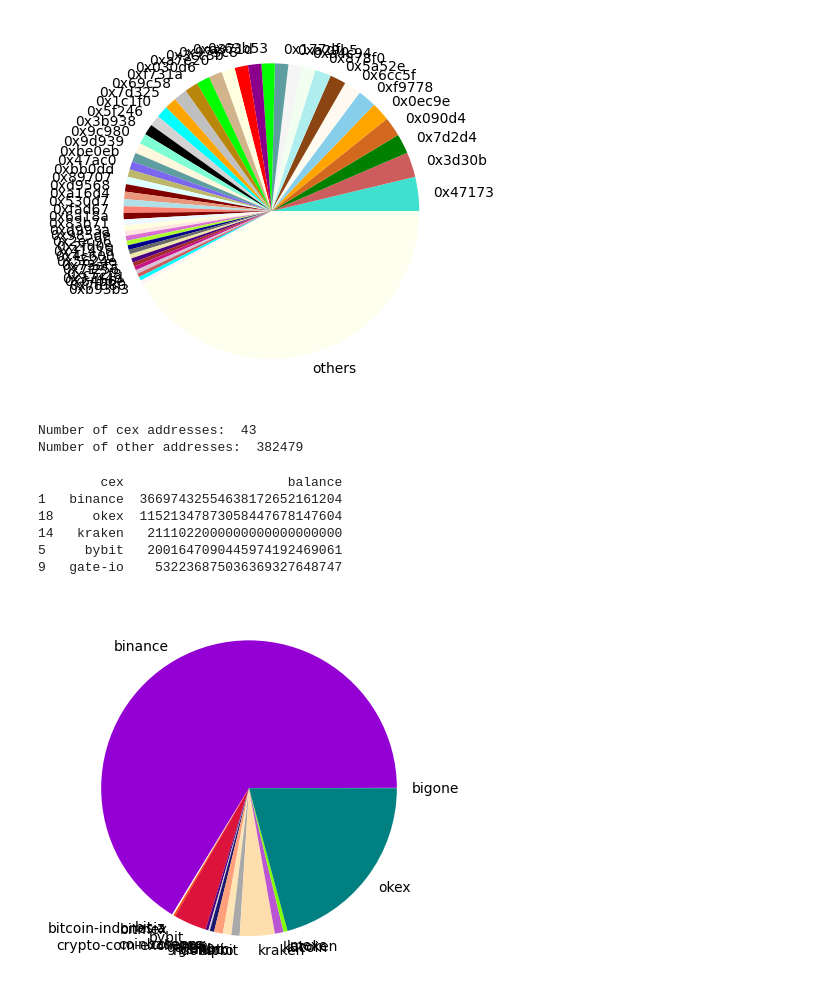
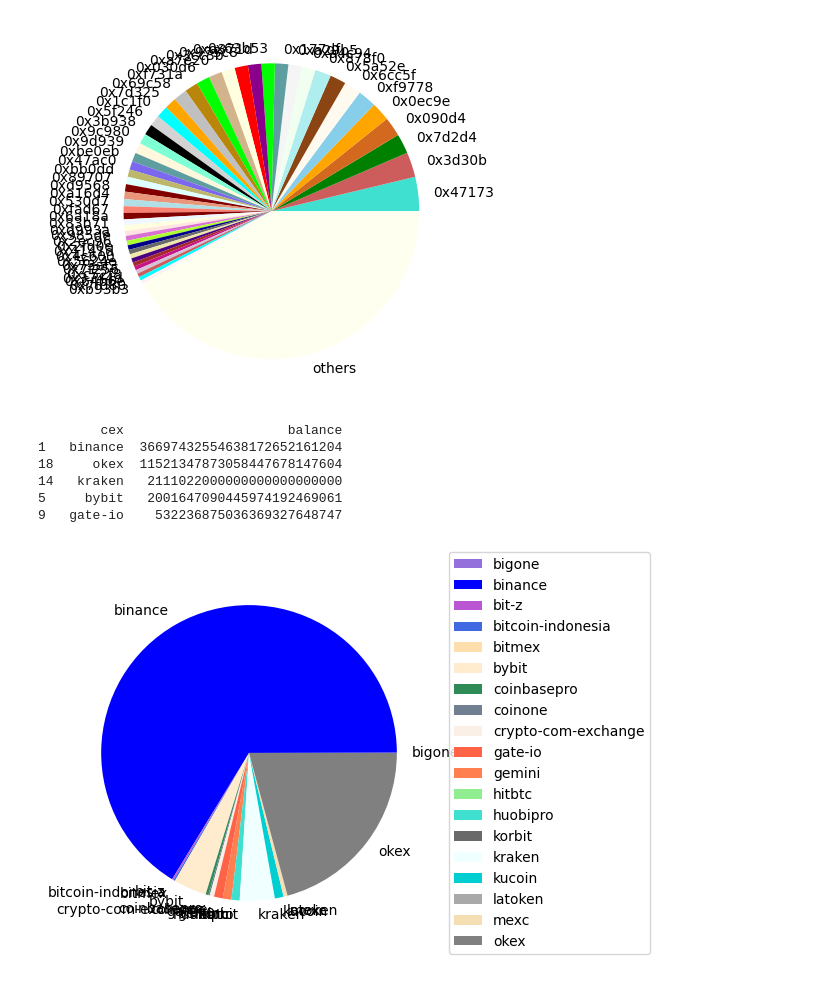
Before and after one commit to luk3k/caa-governance-tokens, a Jupyter notebook: src/analyze_data.ipynb, the cells around one changed output. Cells and saved outputs as stored; diff of their text form; code cells hidden in the pictures.

```diff
--- a/src/analyze_data.ipynb
+++ b/src/analyze_data.ipynb
@@ -17,6 +17,6 @@ pd.options.display.expand_frame_repr = False  # Disable wrapping to new line
 # %% [markdown]
 Load data files
 # %%
-file_balances = "../data/uniswap.csv"
-file_original = "../data/outputUniswap_fromBlock_10861674_toBlock_19955500.csv"
-timelock_address = "0x1a9c8182c09f50c8318d769245bea52c32be35bc"
+file_balances_uni = "../data/uniswap.csv"
+file_original_uni = "../data/outputUniswap_fromBlock_10861674_toBlock_19955500.csv"
+timelock_address_uni = "0x1a9c8182c09f50c8318d769245bea52c32be35bc"
@@ -23,7 +26,7 @@ timelock_address = "0x1a9c8182c09f50c8318d769245bea52c32be35bc"
 # %% [markdown]
 Initialize data frames
 # %%
-df_uniswap = pd.read_csv(file_balances)
-df_uniswap["balance"] = df_uniswap["balance"].apply(Decimal)
-df_uniswap["amount_in"] = df_uniswap["amount_in"].apply(Decimal)
-df_uniswap["amount_out"] = df_uniswap["amount_out"].apply(Decimal)
+df_uni = pd.read_csv(file_balances_uni)
+df_uni["balance"] = df_uni["balance"].apply(Decimal)
+df_uni["amount_in"] = df_uni["amount_in"].apply(Decimal)
+df_uni["amount_out"] = df_uni["amount_out"].apply(Decimal)
@@ -30,14 +54,11 @@ df_uniswap["amount_out"] = df_uniswap["amount_out"].apply(Decimal)
 # %% [markdown]
 Preprocess data
 # %%
-# remove negative balances and sort descending
-non_negative_df = clean_data(df_uniswap)
+df_uni_non_negative = clean_data(df_uni)    # remove negative balances and sort descending
+df_uni_only_positive = remove_zero_balances(df_uni_non_negative)    # remove zero balances
+df_uni_only_positive_removed_timelockAddress = remove_address(df_uni_only_positive, timelock_address_uni)
 
-# remove zero balances
-only_positive_df = remove_zero_balances(non_negative_df)
-only_positive_df_removed_timelockAddress = remove_address(only_positive_df, timelock_address)
-
-print("Number of addresses that hold tokens: \n", only_positive_df_removed_timelockAddress.shape[0])
+print("Number of addresses that hold tokens: \n", df_uni_only_positive_removed_timelockAddress.shape[0])
 # %% [output]
 Number of addresses that hold tokens:
  382522
@@ -162,27 +334,18 @@ create_pie_chart(
     "../data/uniswap_pie_chart.png")
 # %% [output]
 [figure]
-# %%
-df_cex_not_None = only_positive_df_removed_timelockAddress[~pd.isnull(only_positive_df_removed_timelockAddress["cex"])]
-df_cex_is_None = only_positive_df_removed_timelockAddress[pd.isnull(only_positive_df_removed_timelockAddress["cex"])]
-
-print("Number of cex addresses: ", df_cex_not_None.shape[0])
-print("Number of other addresses: ", df_cex_is_None.shape[0])
-# %% [output]
-Number of cex addresses:  43
-Number of other addresses:  382479
 # %%
-df_cex = aggregate_cex_balances(only_positive_df_removed_timelockAddress)
-print(df_cex.sort_values("balance", ascending=False).head(5))
+df_uni_cex = aggregate_cex_balances(df_uni_only_positive_removed_timelockAddress)
+print(df_uni_cex.sort_values("balance", ascending=False).head(5))
 
-create_pie_chart(df_cex, '../data/uniswap_pie_chart_cex.png', labels=df_cex['cex'])
+create_pie_chart(df_uni_cex, '../data/uniswap_pie_chart_cex.png', labels=df_uni_cex['cex'], show_legend=True)
 # %% [output]
         cex                     balance
 1   binance  36697432554638172652161204
 18     okex  11521347873058447678147604
 14   kraken   2111022000000000000000000
 5     bybit   2001647090445974192469061
 9   gate-io    532236875036369327648747
-[figure, old version]
+[figure, new version]
 # %%
 # TODO make pie chart also including None exchanges
```
Also changed, not shown: parts of 33 cells of this notebook, 2 other files.
